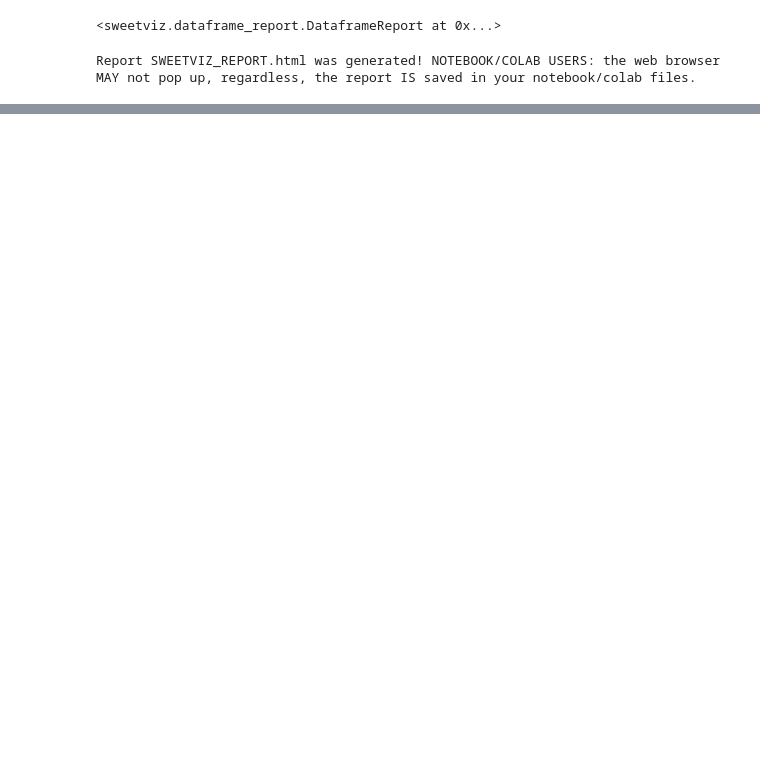
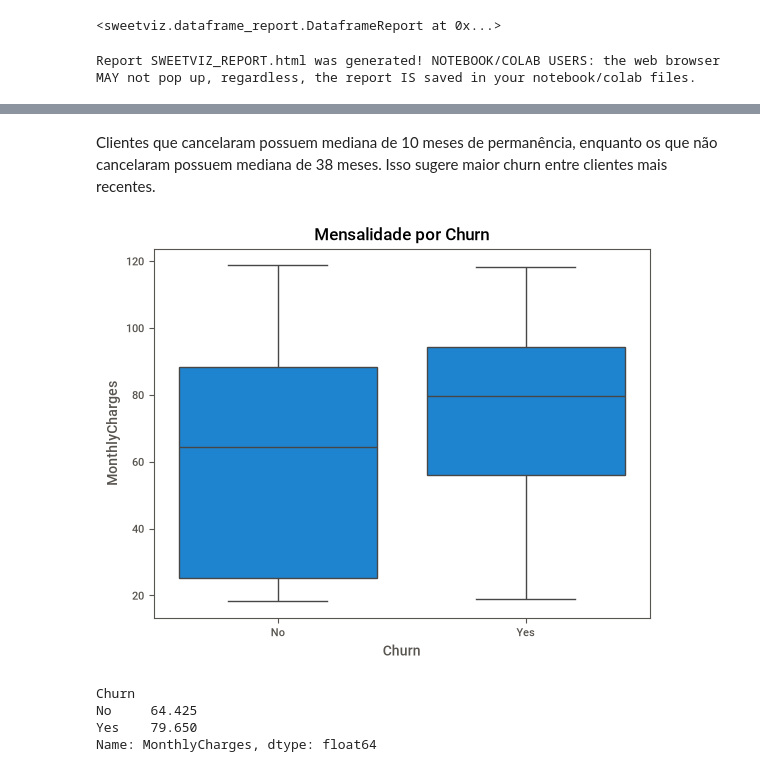
Before and after one commit to Jadsonsmxr/customer-churn-prediction, a Jupyter notebook: notebooks/01_eda.ipynb, the cells around one changed output, grey strips where cells are left out. Saved outputs shown, nothing was run; the diff lists cells and outputs as text; code cells hidden in the pictures; blank space fills up the shorter version.

```diff
--- a/notebooks/01_eda.ipynb
+++ b/notebooks/01_eda.ipynb
@@ -168,0 +205,15 @@ Report SWEETVIZ_REPORT.html was generated! NOTEBOOK/COLAB USERS: the web browser
+# %% [markdown]
+Clientes que cancelaram possuem mediana de 10 meses de permanência, enquanto os que não cancelaram possuem mediana de 38 meses. Isso sugere maior churn entre clientes mais recentes.
+# %%
+sns.boxplot(data=data, x='Churn', y='MonthlyCharges')
+plt.title('Mensalidade por Churn')
+plt.show()
+# %% [output]
+[figure, added]
+# %%
+data.groupby('Churn')['MonthlyCharges'].median()
+# %% [output]
+Churn
+No     64.425
+Yes    79.650
+Name: MonthlyCharges, dtype: float64
```
Also changed, not shown: parts of 49 cells of this notebook.
